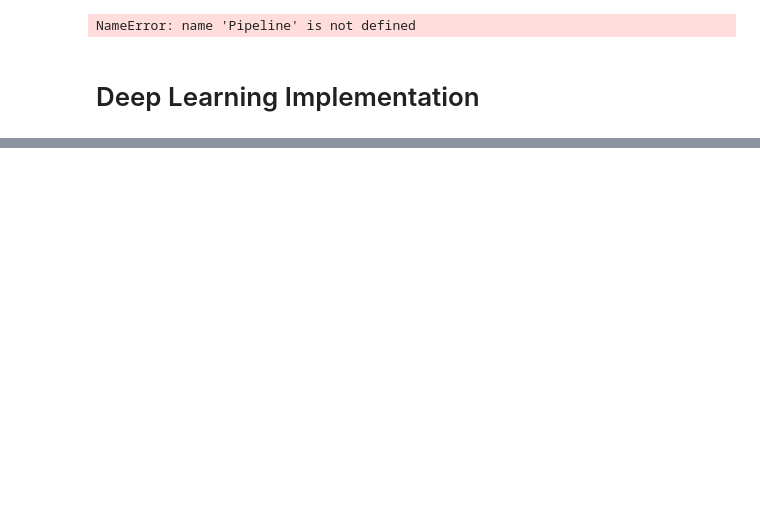
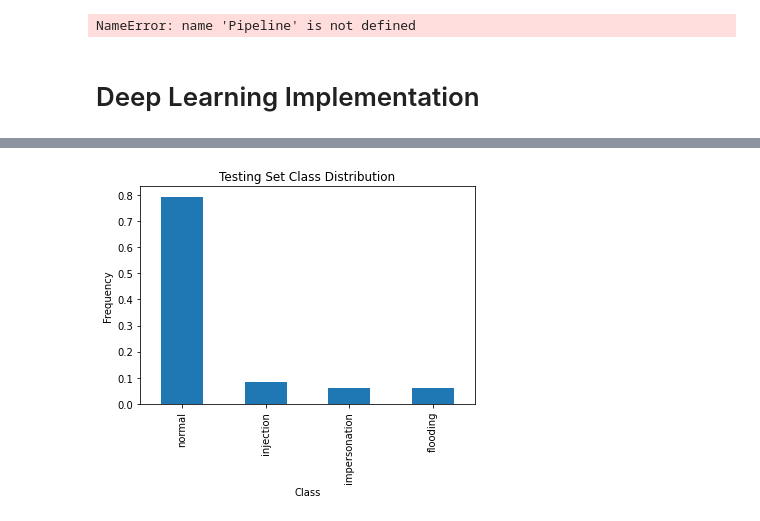
Before and after one commit to VascoRegal/ML-cybersecurity, a Jupyter notebook: main.ipynb, the cells around one changed output, grey strips where cells are left out. Drawn from its saved outputs; the diff is of its cells as text; code cells hidden in the pictures; blank space fills up the shorter version.

```diff
--- a/main.ipynb
+++ b/main.ipynb
@@ -409,3 +495,7 @@ X_train, X_test, y_train, y_test = train_test_split(X, y, test_size=0.2, stratif
+# %%
+class_distribution_bar(y_test, "Testing Set Class Distribution")
+# %% [output]
+[figure, added]
 # %%
 model = Sequential()
 model.add(Dense(units=32, activation='relu', input_dim=(X_train.columns)))
```
Also changed, not shown: parts of 13 cells of this notebook.
